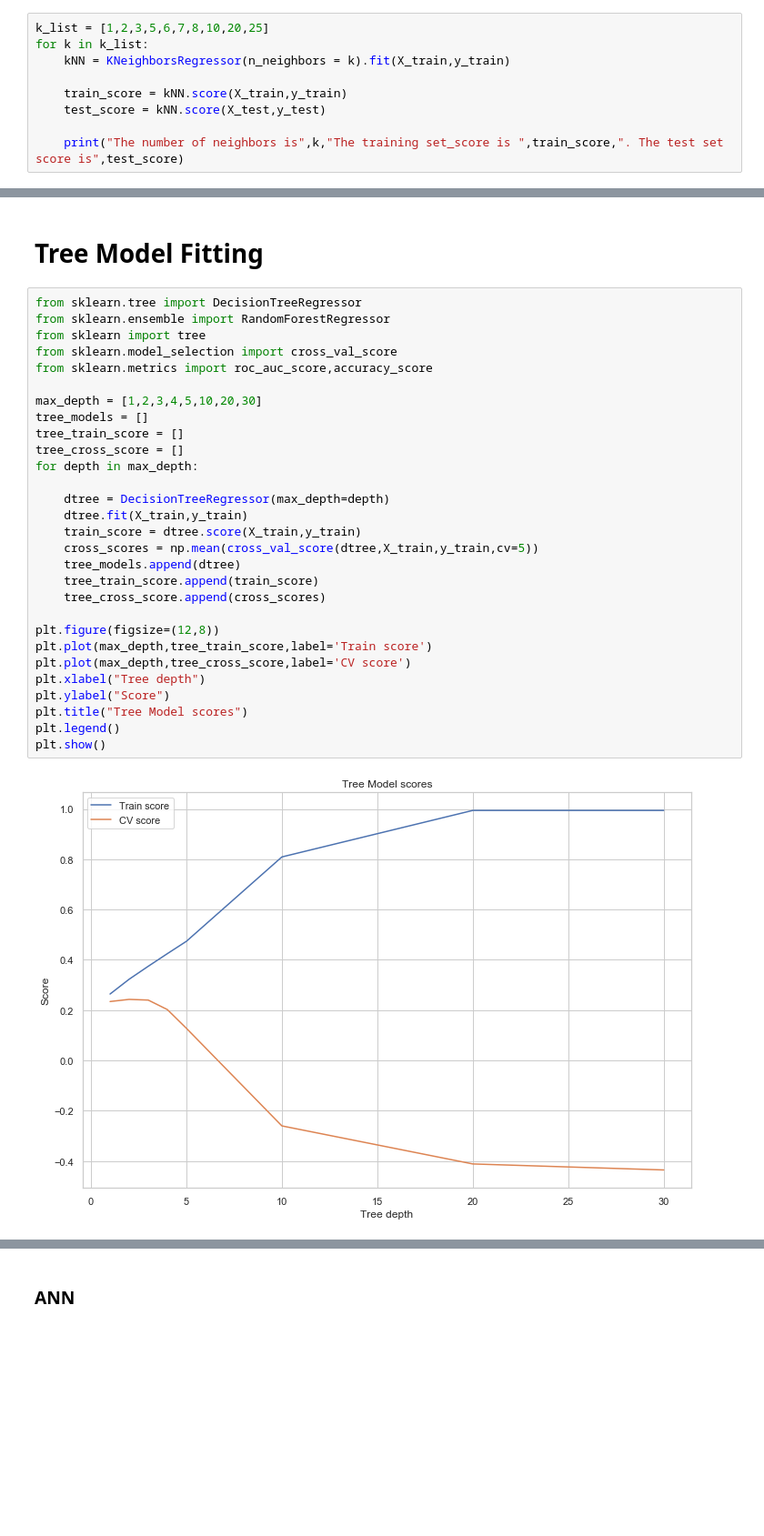
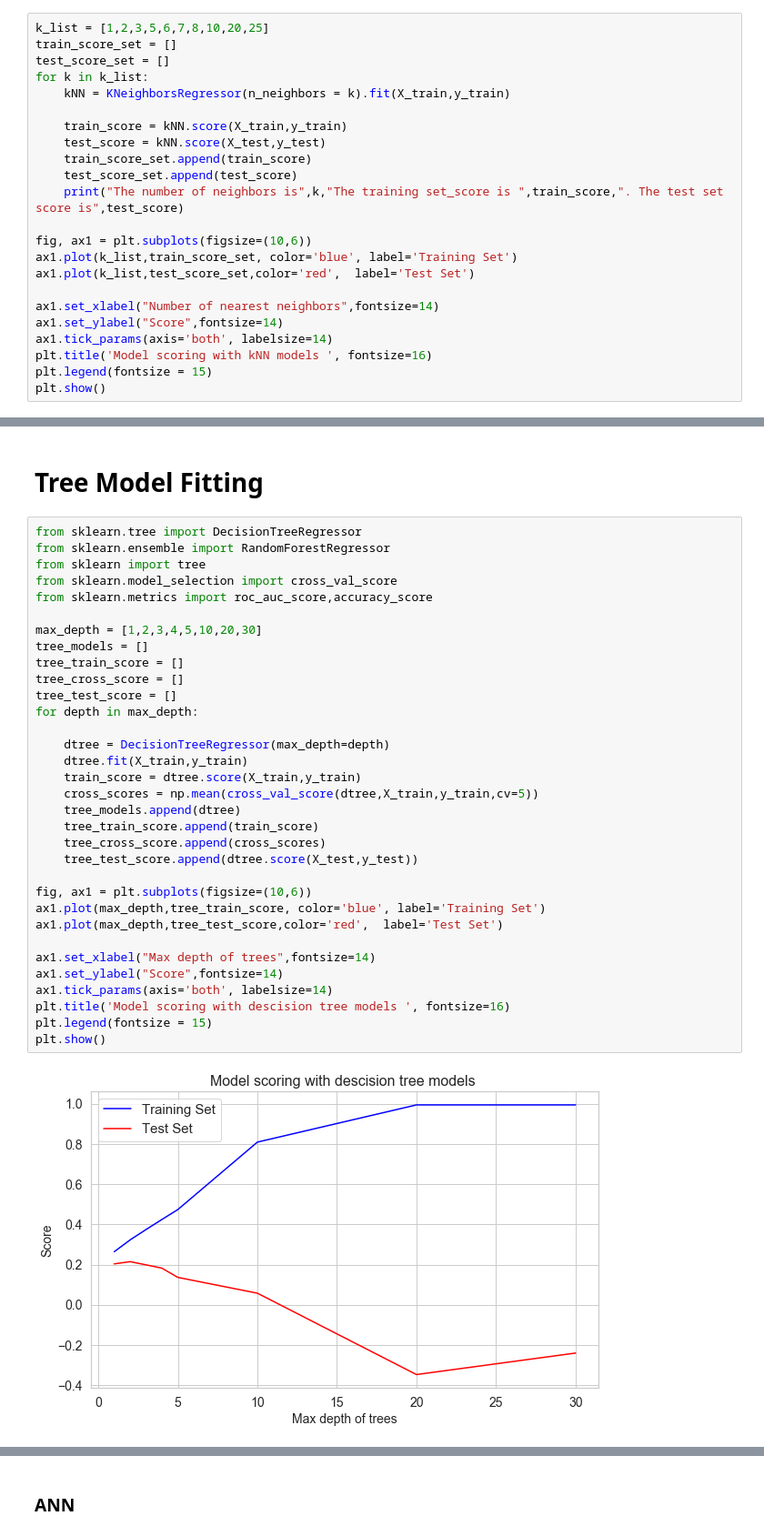
Before and after one commit to harvardfinalproject/finalproject, a Jupyter notebook: Milestone4_Group6_version2_Martin.ipynb, the cells around one changed output, grey strips where cells are left out. Shown at 91% size. Saved outputs shown, nothing was run; the diff lists cells and outputs as text; blank space fills up the shorter version.

Commit message:
add classification models

```diff
--- a/Milestone4_Group6_version2_Martin.ipynb
+++ b/Milestone4_Group6_version2_Martin.ipynb
@@ -707,12 +752,26 @@ for i, item in enumerate(predictor):
 # %%
 k_list = [1,2,3,5,6,7,8,10,20,25]
+train_score_set = []
+test_score_set = []
 for k in k_list:
     kNN = KNeighborsRegressor(n_neighbors = k).fit(X_train,y_train)
 
     train_score = kNN.score(X_train,y_train)
     test_score = kNN.score(X_test,y_test)
+    train_score_set.append(train_score)
+    test_score_set.append(test_score)
+    print("The number of neighbors is",k,"The training set_score is ",train_score,". The test set score is",test_score)
 
-    print("The number of neighbors is",k,"The training set_score is ",train_score,". The test set score is",test_score)
+fig, ax1 = plt.subplots(figsize=(10,6))
+ax1.plot(k_list,train_score_set, color='blue', label='Training Set')
+ax1.plot(k_list,test_score_set,color='red',  label='Test Set')
+
+ax1.set_xlabel("Number of nearest neighbors",fontsize=14)
+ax1.set_ylabel("Score",fontsize=14)
+ax1.tick_params(axis='both', labelsize=14)
+plt.title('Model scoring with kNN models ', fontsize=16)
+plt.legend(fontsize = 15)
+plt.show()
 # %% [output]
 The number of neighbors is 1 The training set_score is  0.9867709397706813 . The test set score is -0.423347016620073
 The number of neighbors is 2 The training set_score is  0.7023025553252018 . The test set score is 0.030451099410673917
@@ -729,31 +789,35 @@ The number of neighbors is 25 The training set_score is  0.3243913634077704 . Th
 # %%
 from sklearn.tree import DecisionTreeRegressor
 from sklearn.ensemble import RandomForestRegressor
 from sklearn import tree
 from sklearn.model_selection import cross_val_score
 from sklearn.metrics import roc_auc_score,accuracy_score
 
 max_depth = [1,2,3,4,5,10,20,30]
 tree_models = []
 tree_train_score = []
 tree_cross_score = []
+tree_test_score = []
 for depth in max_depth:
 
     dtree = DecisionTreeRegressor(max_depth=depth)
     dtree.fit(X_train,y_train)
     train_score = dtree.score(X_train,y_train)
     cross_scores = np.mean(cross_val_score(dtree,X_train,y_train,cv=5))
     tree_models.append(dtree)
     tree_train_score.append(train_score)
     tree_cross_score.append(cross_scores)
+    tree_test_score.append(dtree.score(X_test,y_test))
 
-plt.figure(figsize=(12,8))
-plt.plot(max_depth,tree_train_score,label='Train score')
-plt.plot(max_depth,tree_cross_score,label='CV score')
-plt.xlabel("Tree depth")
-plt.ylabel("Score")
-plt.title("Tree Model scores")
-plt.legend()
+fig, ax1 = plt.subplots(figsize=(10,6))
+ax1.plot(max_depth,tree_train_score, color='blue', label='Training Set')
+ax1.plot(max_depth,tree_test_score,color='red',  label='Test Set')
+
+ax1.set_xlabel("Max depth of trees",fontsize=14)
+ax1.set_ylabel("Score",fontsize=14)
+ax1.tick_params(axis='both', labelsize=14)
+plt.title('Model scoring with descision tree models ', fontsize=16)
+plt.legend(fontsize = 15)
 plt.show()
 # %% [output]
-[figure, old version]
+[figure, new version]
```
Also changed, not shown: parts of 37 cells of this notebook.
